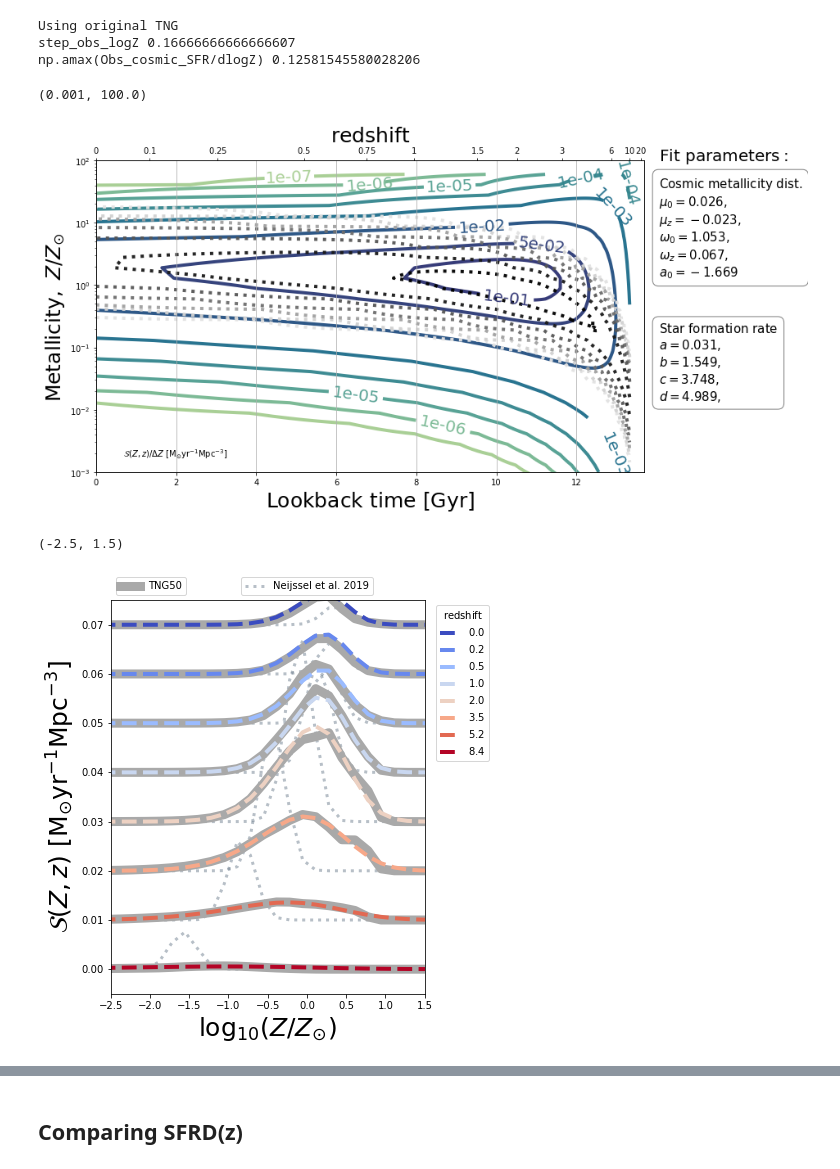
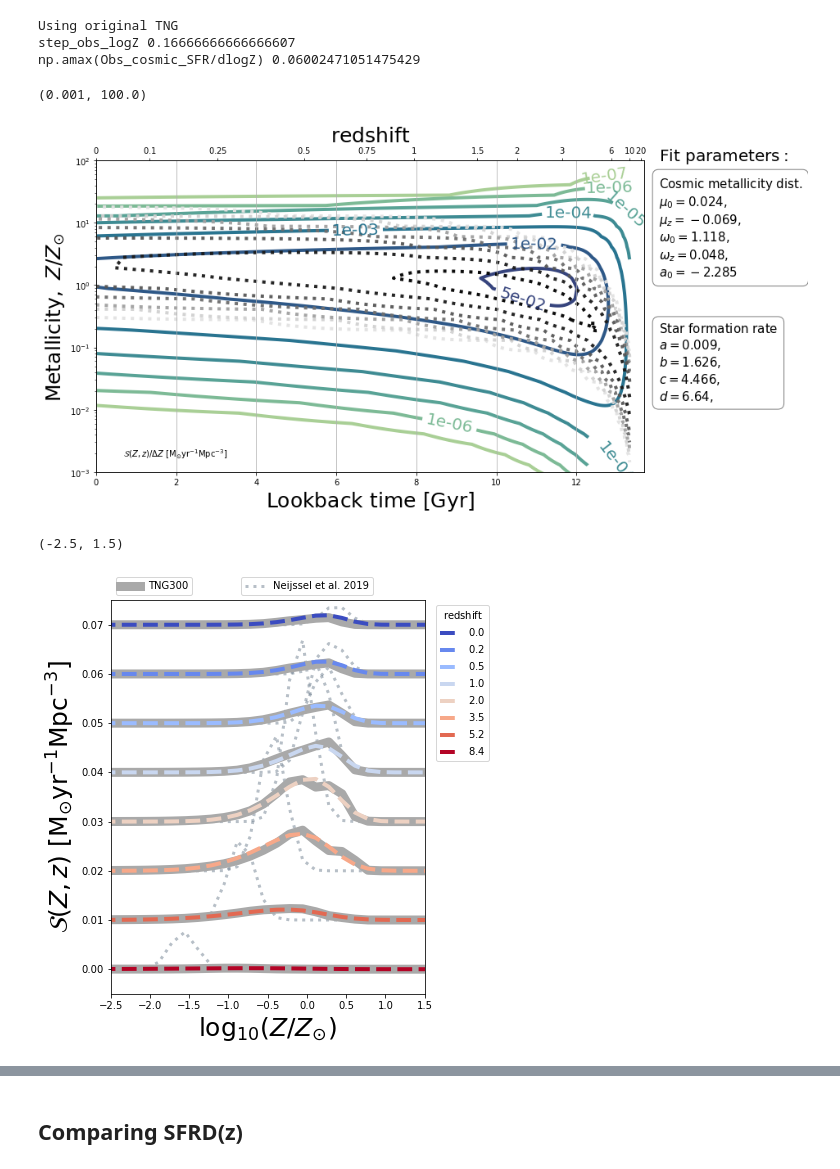
Before and after one commit to sashalvna/Fit_SFRD_TNG, a Jupyter notebook: TNG300_fit_SFRD.ipynb, the cells around one changed output, grey strips where cells are left out. Drawn from its saved outputs; the diff is of its cells as text; code cells hidden in the pictures.

```diff
--- a/TNG300_fit_SFRD.ipynb
+++ b/TNG300_fit_SFRD.ipynb
@@ -34,10 +34,10 @@ import init_values as In
 # %%
 data_dir    =  str(paths.data) +'/'
 save_loc = str(paths.figures) + '/'
-rate_file_name = 'Rate_info_TNG50_1.h5'
+rate_file_name = 'Rate_info_TNG300.h5'
 COMPASfilename = 'COMPAS_Output_wWeights.h5'
-TNGfilename = 'SFRMetallicityFromGasTNG50-1.hdf5'
-fit_param_filename = 'test_best_fit_parameters_TNG50.txt'
+TNGfilename = 'SFRMetallicityFromGasTNG300-1.hdf5'
+fit_param_filename = 'test_best_fit_parameters_TNG300.txt'
 Rboxval = 205 #35 for TNG50, 75 for 100, 205 for 300
 # %%
 #define chirp mass function
@@ -103,7 +103,7 @@ else:
 # %% [output]
 Using original TNG
 step_obs_logZ 0.16666666666666607
-np.amax(Obs_cosmic_SFR/dlogZ) 0.12581545580028206
+np.amax(Obs_cosmic_SFR/dlogZ) 0.06002471051475429
 # %%
 # Convert observed lookback times to observed redshifts (lookback times are decreasing, so also obs_redshift is decreasing)
 #Obs_redshifts     = [z_at_value(cosmo.lookback_time,t*u.Gyr,method='Bounded') for t in Obs_Lookbacktimes[:-1]]
@@ -219,7 +219,7 @@ ax2.set_xlim(tmin, tmax)
 ax.set_ylim(1e-3, 1e2)
 # %% [output]
 (0.001, 100.0)
-[figure, old version]
+[figure, new version]
 # %%
 #Plot the bottom two panels from fig 1
 
@@ -267,35 +267,35 @@ for i, redshift_i in enumerate(redshift_indces):
 
     ######################################
     # Model: new SFRD
     l = ax_metals.plot(np.log10(low_res_metallicities/Zsun), low_res_model_SFRD[:,redshift_i] + shift_step,
                            lw = 4, ls = '--', c = colors[i], label = "$z=%s$"%(np.round(Obs_redshifts[redshift_i], 1)) )
 
     ax_metals.plot(np.log10(low_res_metallicities/Zsun), low_res_Neijssel_SFRDzZ[:,redshift_i] + shift_step,
                                  lw = 3, c = 'slategrey', ls = ':', zorder=0, alpha = 0.5)
 
     plot_lines.append([l])
 
 # Plotvalues for bottom left panel
 ######################################
 lines = ax_metals.get_lines()
-legend1 = ax_metals.legend(lines[0:1], ['TNG50','TNG50'],
+legend1 = ax_metals.legend(lines[0:1], ['TNG300','TNG300'],
                          bbox_to_anchor=(0.0, 1.0), loc='lower left')
 ax_metals.add_artist(legend1)
 
 legend2 = ax_metals.legend(lines[2:3], ['Neijssel et al. 2019',' c'],
                          bbox_to_anchor=(0.4, 1.0), loc='lower left')
 ax_metals.add_artist(legend2)
 
 legend3 = ax_metals.legend(lines[1::3], ["$%s$"%(np.round(Obs_redshifts[redshift_i], 1)) for redshift_i in redshift_indces],
                          ncol=1, bbox_to_anchor=(1.02, 1), loc='upper left', title=r'$\mathrm{redshift}$')
 
 ax_metals.set_xlabel(r'$\log_{10}(Z/Z_{\odot})$', size =25)
 ax_metals.set_ylabel(r"$ \mathcal{S}(Z,z) \ \mathrm{[M_{\odot} yr^{-1} Mpc^{-3}]}$", size =25)
 ax_metals.set_ylim(-0.005, 0.075)
 ax_metals.set_xlim(-2.5, 1.5)#-0.5)
 # %% [output]
 (-2.5, 1.5)
-[figure, old version]
+[figure, new version]
 # %%
 #Plot the bottom right panel from fig 1
 
```
Also changed, not shown: parts of 8 cells of this notebook.
